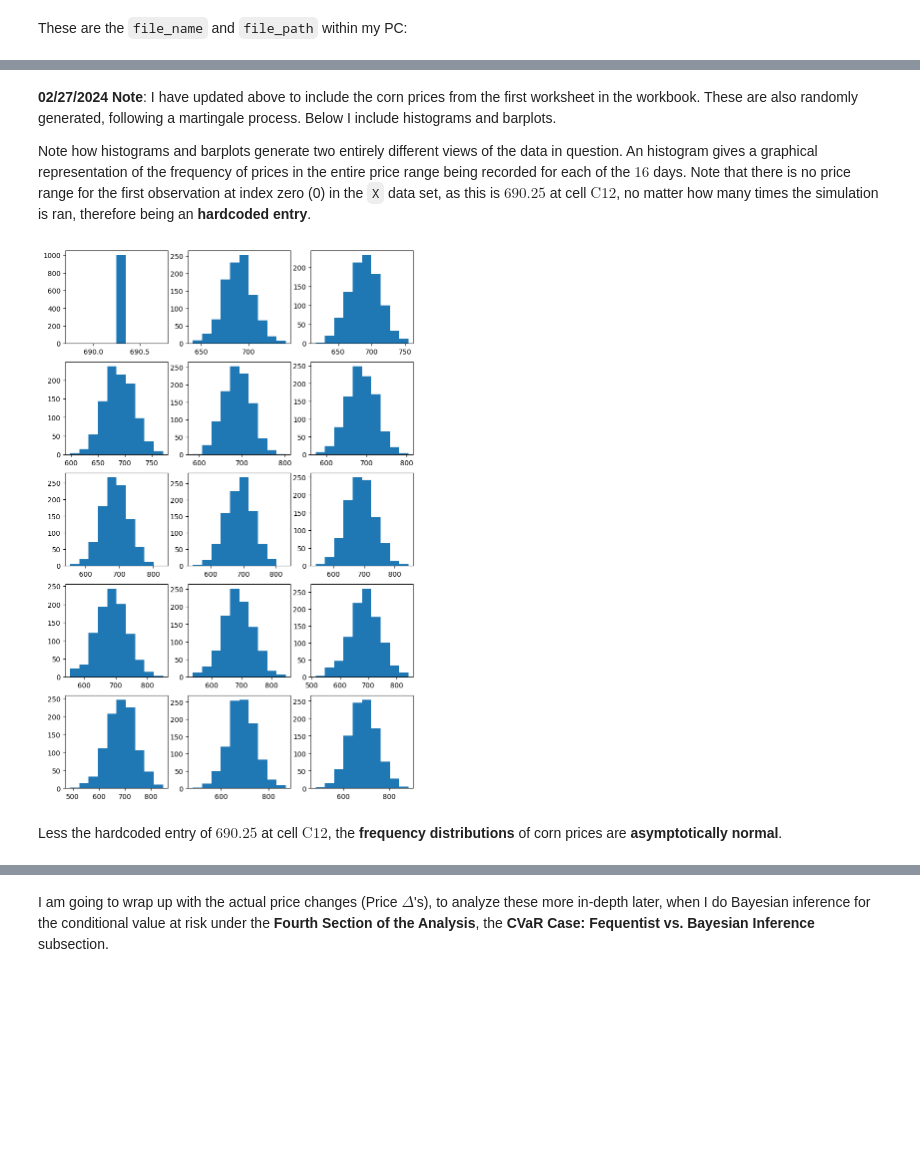
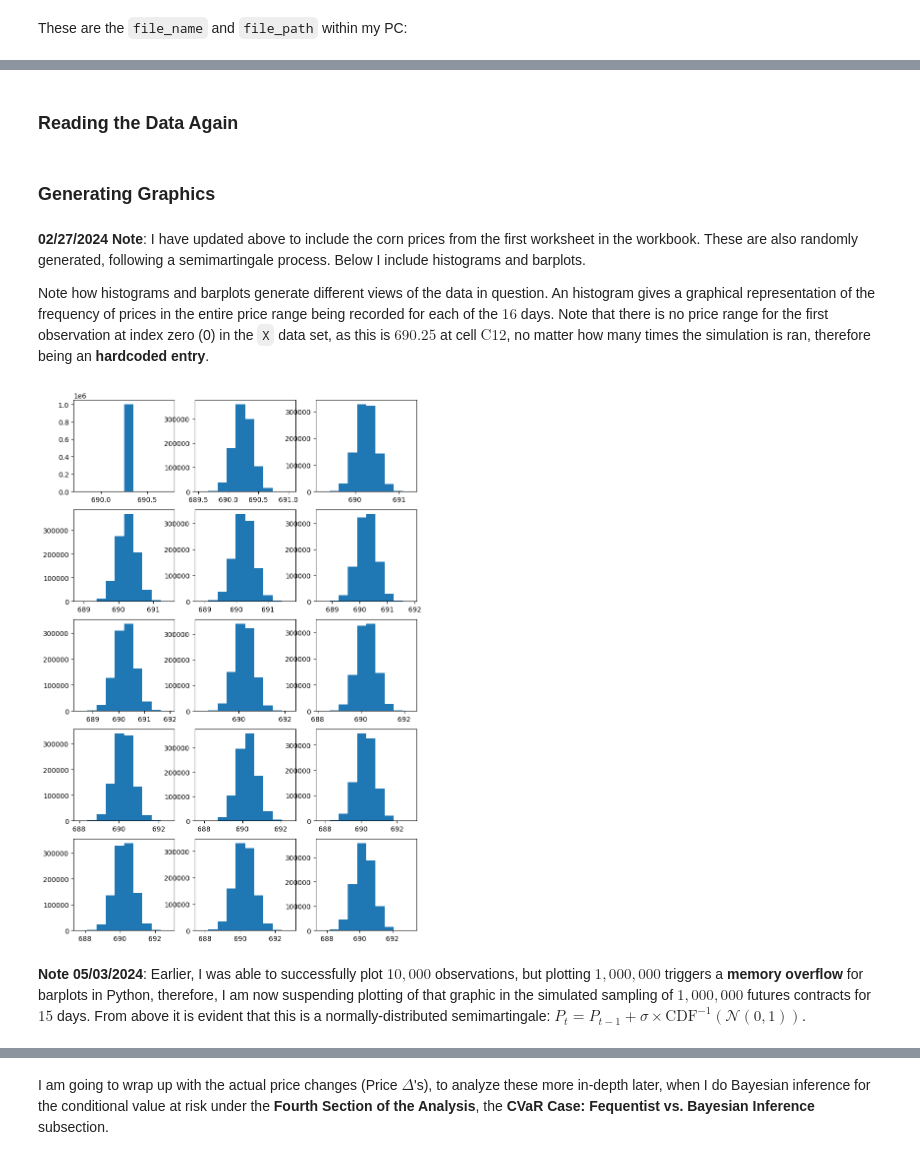
Before and after one commit to salma-rodriguez/Futures-Experiment, a Jupyter notebook: cornfutures_swaptures.ipynb, the cells around one changed output, grey strips where cells are left out. Saved outputs shown, nothing was run; the diff lists cells and outputs as text; code cells hidden in the pictures; blank space fills up the shorter version.

```diff
--- a/cornfutures_swaptures.ipynb
+++ b/cornfutures_swaptures.ipynb
@@ -106,24 +146,37 @@ for i in range(0, 1000):
+# %% [markdown]
+### Reading the Data Again
+# %%
+import pickle
+import pandas as pd
+
+prices_matrix_filename = 'prices.pkl'
+margin_matrix_filename = 'margin.pkl'
+
+newX = pd.read_pickle(prices_matrix_filename)
+newY = pd.read_pickle(margin_matrix_filename)
+# %% [markdown]
+### Generating Graphics
 # %% [markdown]
-**02/27/2024 Note**: I have updated above to include the corn prices from the first worksheet in the workbook. These are also randomly generated, following a martingale process. Below I include histograms and barplots.
+**02/27/2024 Note**: I have updated above to include the corn prices from the first worksheet in the workbook. These are also randomly generated, following a semimartingale process. Below I include histograms and barplots.
 
-Note how histograms and barplots generate two entirely different views of the data in question. An histogram gives a graphical representation of the frequency of prices in the entire price range being recorded for each of the $16$ days. Note that there is no price range for the first observation at index zero (0) in the `X` data set, as this is $690.25$ at cell $\text{C}12$, no matter how many times the simulation is ran, therefore being an **hardcoded entry**.
+Note how histograms and barplots generate different views of the data in question. An histogram gives a graphical representation of the frequency of prices in the entire price range being recorded for each of the $16$ days. Note that there is no price range for the first observation at index zero (0) in the `X` data set, as this is $690.25$ at cell $\text{C}12$, no matter how many times the simulation is ran, therefore being an **hardcoded entry**.
 # %%
 import numpy as np
 import matplotlib.pyplot as plt
 
 fig, axs = plt.subplots(5, 3)
 
 count = -1
-X_trimmed = X[X > 0]
+X_trimmed = newX[newX > 0]
 for i in range(0, 5):
     for j in range(0, 3):
         count += 1
         if count == 15:
             break
         axs[i, j].hist(X_trimmed.iloc[:, count])
 
 fig.set_size_inches(9, 14)
 # %% [output]
-[figure, old version]
+[figure, new version]
 # %% [markdown]
-Less the hardcoded entry of $690.25$ at cell $\text{C}12$, the **frequency distributions** of corn prices are **asymptotically normal**.
+**Note 05/03/2024**: Earlier, I was able to successfully plot $10,000$ observations, but plotting $1,000,000$ triggers a **memory overflow** for barplots in Python, therefore, I am now suspending plotting of that graphic in the simulated sampling of $1,000,000$ futures contracts for $15$ days. From above it is evident that this is a normally-distributed semimartingale: $P_{t} = P_{t - 1} + \sigma\times\text{CDF}^{-1}(\mathcal{N}(0, 1))$.
```
Also changed, not shown: parts of 91 cells of this notebook, 1 other file.
